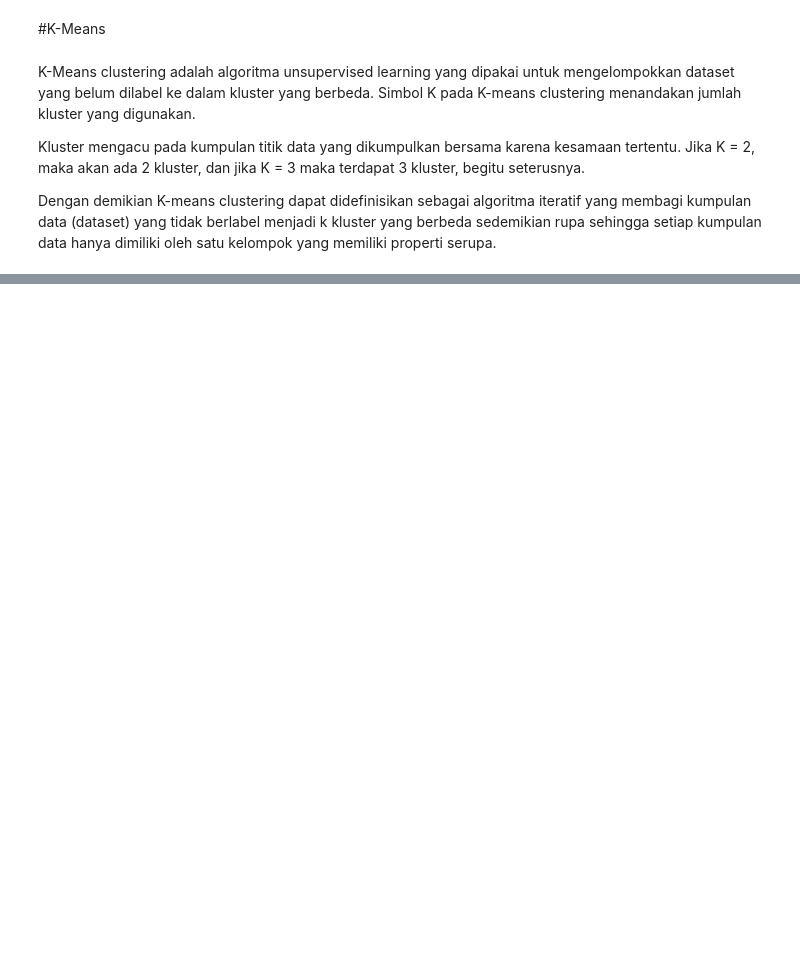
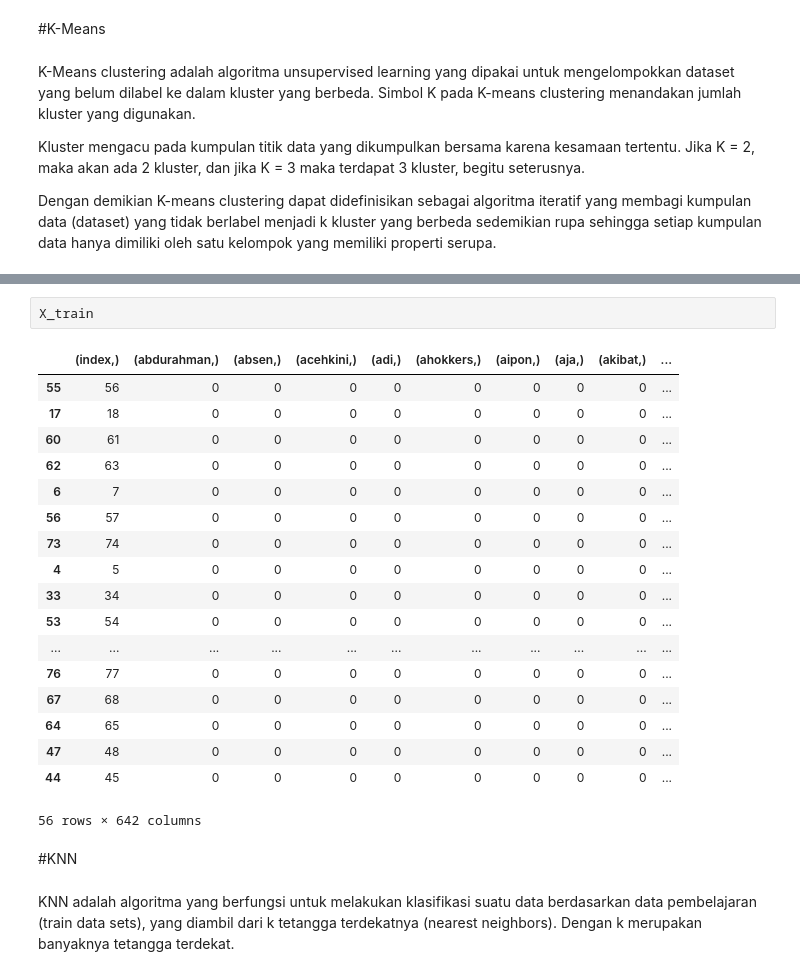
Before and after one commit to nofan190021/webmining, a Jupyter notebook: _sources/notebooks.ipynb, the cells around one changed output, grey strips where cells are left out. Drawn from its saved outputs; the diff is of its cells as text; blank space fills up the shorter version.

```diff
--- a/_sources/notebooks.ipynb
+++ b/_sources/notebooks.ipynb
@@ -882,0 +619,25 @@ hingga akhirnya bisa seperti saat ini.
+# %%
+X_train
+# %% [output]
+|  | (index,) | (abdurahman,) | (absen,) | (acehkini,) | (adi,) | (ahokkers,) | (aipon,) | (aja,) | (akibat,) | ... |
+| 55 | 56 | 0 | 0 | 0 | 0 | 0 | 0 | 0 | 0 | ... |
+| 17 | 18 | 0 | 0 | 0 | 0 | 0 | 0 | 0 | 0 | ... |
+| 60 | 61 | 0 | 0 | 0 | 0 | 0 | 0 | 0 | 0 | ... |
+| 62 | 63 | 0 | 0 | 0 | 0 | 0 | 0 | 0 | 0 | ... |
+| 6 | 7 | 0 | 0 | 0 | 0 | 0 | 0 | 0 | 0 | ... |
+| 56 | 57 | 0 | 0 | 0 | 0 | 0 | 0 | 0 | 0 | ... |
+| 73 | 74 | 0 | 0 | 0 | 0 | 0 | 0 | 0 | 0 | ... |
+| 4 | 5 | 0 | 0 | 0 | 0 | 0 | 0 | 0 | 0 | ... |
+| 33 | 34 | 0 | 0 | 0 | 0 | 0 | 0 | 0 | 0 | ... |
+| 53 | 54 | 0 | 0 | 0 | 0 | 0 | 0 | 0 | 0 | ... |
+| ... | ... | ... | ... | ... | ... | ... | ... | ... | ... | ... |
+| 76 | 77 | 0 | 0 | 0 | 0 | 0 | 0 | 0 | 0 | ... |
+| 67 | 68 | 0 | 0 | 0 | 0 | 0 | 0 | 0 | 0 | ... |
+| 64 | 65 | 0 | 0 | 0 | 0 | 0 | 0 | 0 | 0 | ... |
+| 47 | 48 | 0 | 0 | 0 | 0 | 0 | 0 | 0 | 0 | ... |
+| 44 | 45 | 0 | 0 | 0 | 0 | 0 | 0 | 0 | 0 | ... |
+56 rows × 642 columns
+# %% [markdown]
+#KNN
+# %% [markdown]
+KNN adalah algoritma yang berfungsi untuk melakukan klasifikasi suatu data berdasarkan data pembelajaran (train data sets), yang diambil dari k tetangga terdekatnya (nearest neighbors). Dengan k merupakan banyaknya tetangga terdekat.
```
Also changed, not shown: parts of 79 cells of this notebook, 17 other files.
